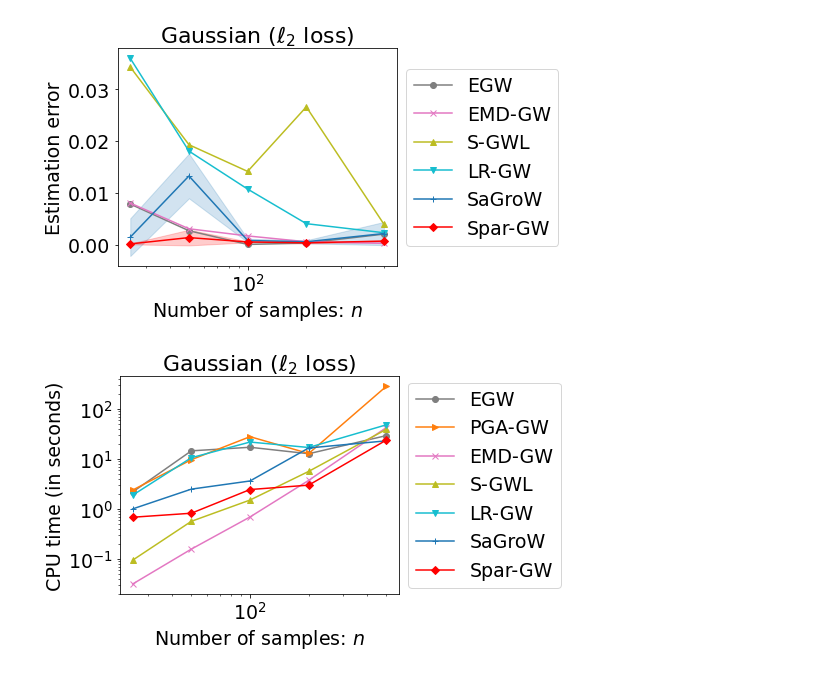
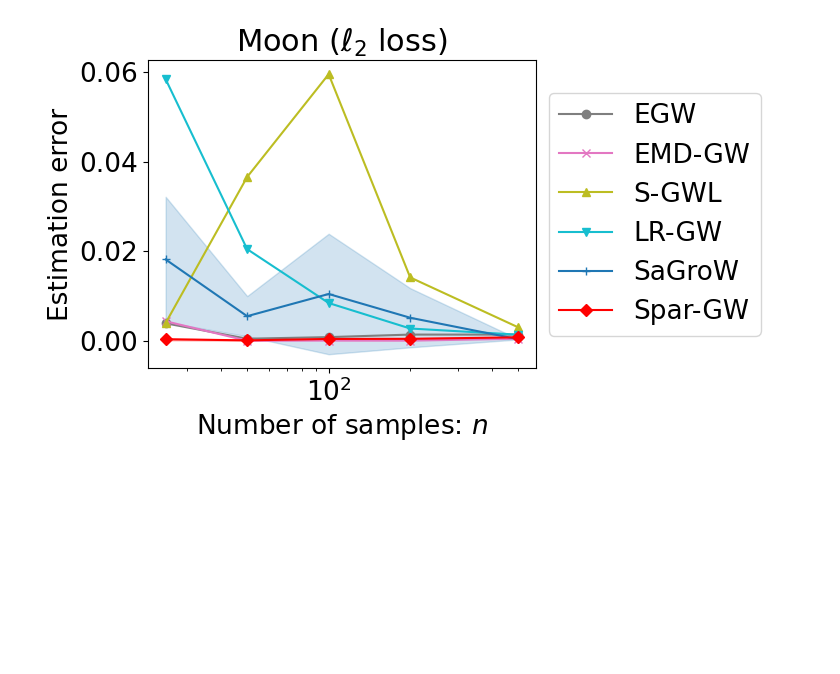
Before and after one commit to Mengyu8042/Spar-GW, a Jupyter notebook: demo_gw_distance.ipynb, the cells around one changed output. Drawn from its saved outputs; the diff is of its cells as text; code cells hidden in the pictures; blank space fills up the shorter version.

```diff
--- a/demo_gw_distance.ipynb
+++ b/demo_gw_distance.ipynb
@@ -207,71 +184,48 @@ n = 500
 # Plot the estimation error
 # ---------------------------------------------
 
+# Compute the mean of errors
 mean_dist_sagrow = np.nanmean(dist_sagrow, axis=0)
 mean_dist_spargw = np.nanmean(dist_spargw, axis=0)
 
 oracle = np.nanmin(dist_pga, axis=1)
 err_egw = np.abs(np.nanmin(dist_egw, axis=1) - oracle)
 err_emd = np.abs(dist_emd - oracle)
 err_sgwl = np.abs(np.nanmin(dist_sgwl, axis=1) - oracle)
 err_lrgw = np.abs(dist_lrgw - oracle)
 err_sagrow = np.abs(np.nanmin(mean_dist_sagrow, axis=1) - oracle)
 err_spargw = np.abs(np.nanmin(mean_dist_spargw, axis=1) - oracle)
 
+# Compute the standard deviation of errors
 meta_oracle = np.tile(np.tile(oracle, (dist_sagrow.shape[2], 1)).T, (dist_sagrow.shape[0], 1, 1))
 meta_err_sagrow = abs(dist_sagrow - meta_oracle)
 meta_err_spargw = abs(dist_spargw - meta_oracle)
 
 mean_err_sagrow = np.nanmean(meta_err_sagrow, axis=0)
 mean_err_spargw = np.nanmean(meta_err_spargw, axis=0)
 
-temp = tuple((np.array(range(len(n2_list))), np.nanargmin(mean_err_sagrow, axis=1)))
+temp = tuple((np.array(range(len(n_list))), np.nanargmin(mean_err_sagrow, axis=1)))
 std_err_sagrow = np.nanstd(meta_err_sagrow, axis=0)[temp[0],temp[1]]
-temp = tuple((np.array(range(len(n2_list))), np.nanargmin(mean_err_spargw, axis=1)))
+temp = tuple((np.array(range(len(n_list))), np.nanargmin(mean_err_spargw, axis=1)))
 std_err_spargw = np.nanstd(meta_err_spargw, axis=0)[temp[0],temp[1]]
 
 
 plt.figure(1, figsize=(5, 4))
 plt.clf()
-plt.title(r'Gaussian ($\ell_2$ loss)', fontsize=22)
-plt.plot(n1_list, err_egw, color='tab:grey', marker='o', linestyle='-', label='EGW')
-plt.plot(n1_list, err_emd, color='tab:pink', marker='x', linestyle='-', label='EMD-GW')
-plt.plot(n1_list, err_sgwl, color='tab:olive', marker='^', linestyle='-', label='S-GWL')
-plt.plot(n2_list, err_lrgw, color='tab:cyan', marker='v', linestyle='-', label='LR-GW')
-plt.plot(n2_list, err_sagrow, color='tab:blue', marker='+', linestyle='-', label='SaGroW')
-plt.fill_between(n2_list, err_sagrow-std_err_sagrow, err_sagrow+std_err_sagrow, color='tab:blue', alpha=0.2)
-plt.plot(n2_list, err_spargw, color='red', marker='D', linestyle='-', label='Spar-GW')
-plt.fill_between(n2_list, err_spargw-std_err_spargw, err_spargw+std_err_spargw, color='red', alpha=0.2)
+plt.title(r'Moon ($\ell_2$ loss)', fontsize=22)
+plt.plot(n_list, err_egw, color='tab:grey', marker='o', linestyle='-', label='EGW')
+plt.plot(n_list, err_emd, color='tab:pink', marker='x', linestyle='-', label='EMD-GW')
+plt.plot(n_list, err_sgwl, color='tab:olive', marker='^', linestyle='-', label='S-GWL')
+plt.plot(n_list, err_lrgw, color='tab:cyan', marker='v', linestyle='-', label='LR-GW')
+plt.plot(n_list, err_sagrow, color='tab:blue', marker='+', linestyle='-', label='SaGroW')
+plt.fill_between(n_list, err_sagrow-std_err_sagrow, err_sagrow+std_err_sagrow, color='tab:blue', alpha=0.2)
+plt.plot(n_list, err_spargw, color='red', marker='D', linestyle='-', label='Spar-GW')
+plt.fill_between(n_list, err_spargw-std_err_spargw, err_spargw+std_err_spargw, color='red', alpha=0.2)
 plt.legend(loc='center left', bbox_to_anchor=(1, 0.5), fontsize=19)
 plt.xlabel(r'Number of samples: $n$', fontsize=19)
 plt.ylabel('Estimation error', fontsize=19)
 plt.xscale('log')
 plt.tick_params(labelsize=19)
 plt.show()
 # %% [output]
-[figure, old version]
+[figure, new version]
-# %%
-#############################################################################
-#
-# Plot the CPU time
-# ---------------------------------------------
-
-plt.figure(2, figsize=(5, 4))
-plt.clf()
-plt.title(r'Gaussian ($\ell_2$ loss)', fontsize=22)
-plt.plot(n1_list, time_egw[:,2], color='tab:grey', marker='o', linestyle='-', label='EGW')
-plt.plot(n1_list, time_pga[:,2], color='tab:orange', marker='>', linestyle='-', label='PGA-GW')
-plt.plot(n1_list, time_emd, color='tab:pink', marker='x', linestyle='-', label='EMD-GW')
-plt.plot(n1_list, time_sgwl[:,2], color='tab:olive', marker='^', linestyle='-', label='S-GWL')
-plt.plot(n2_list, time_lrgw, color='tab:cyan', marker='v', linestyle='-', label='LR-GW')
-plt.plot(n2_list, np.mean(time_sagrow[:,:,2], axis=0), color='tab:blue', marker='+', linestyle='-', label='SaGroW')
-plt.plot(n2_list, np.mean(time_spargw[:,:,2], axis=0), color='red', marker='D', linestyle='-', label='Spar-GW')
-plt.legend(loc='center left', bbox_to_anchor=(1, 0.5), fontsize=19)
-plt.xlabel(r'Number of samples: $n$', fontsize=19)
-plt.ylabel('CPU time (in seconds)', fontsize=19)
-plt.xscale('log')
-plt.yscale('log')
-plt.tick_params(labelsize=19)
-plt.show()
-# %% [output]
-[figure, removed]
```
Also changed, not shown: parts of 6 cells of this notebook, 15 other files.
